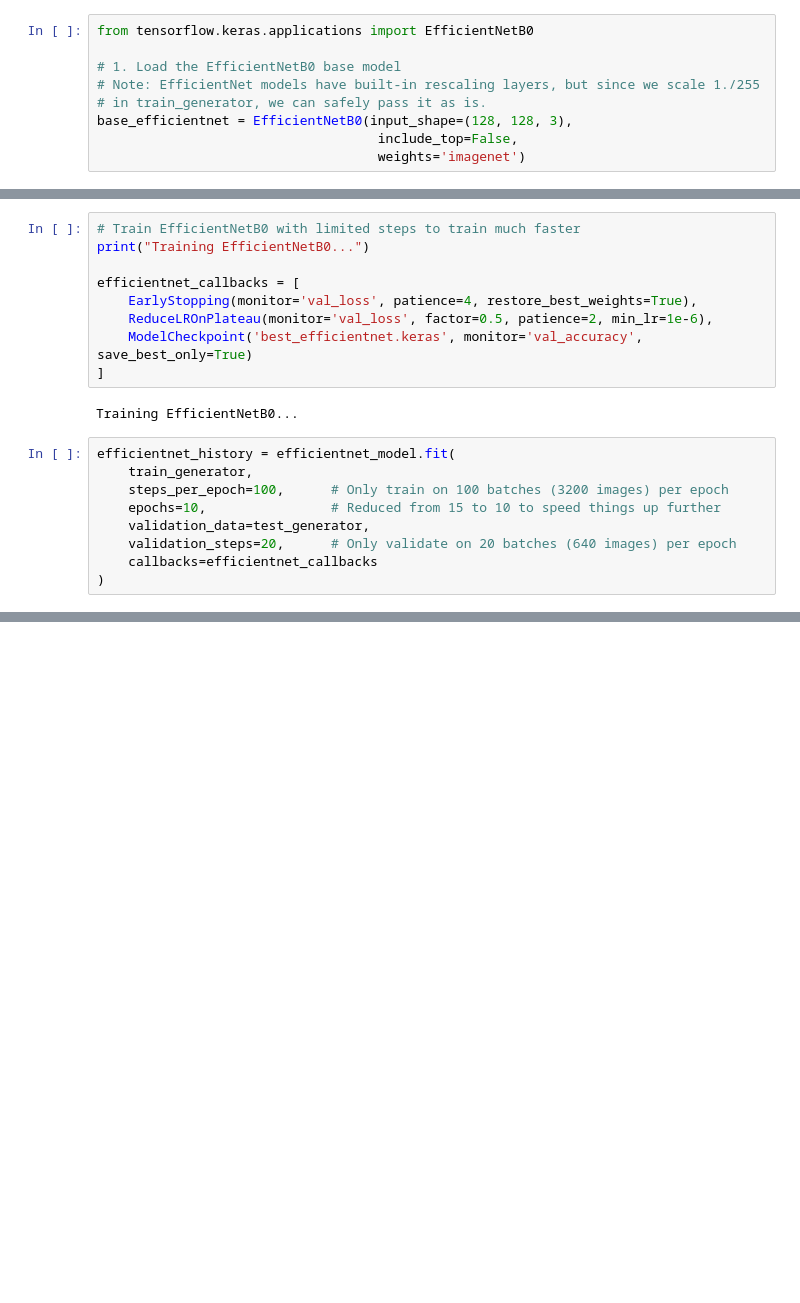
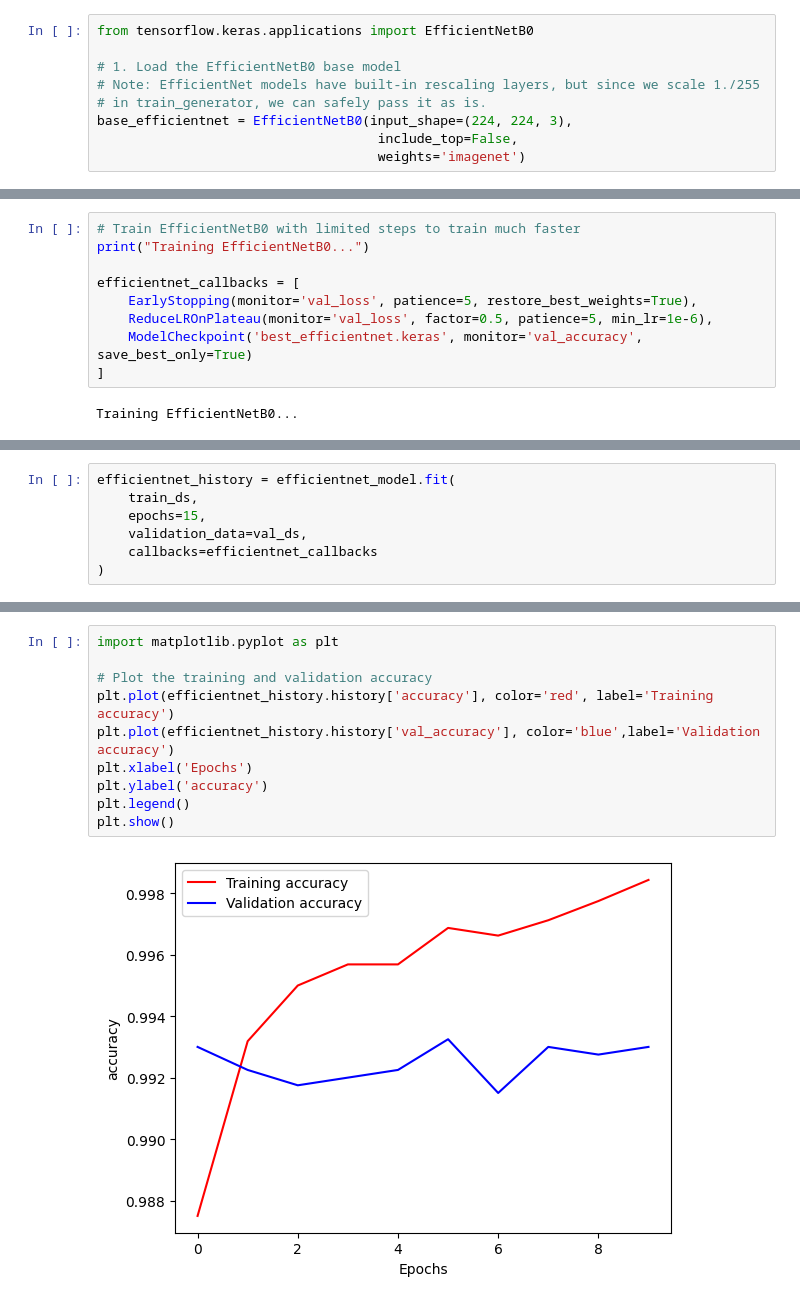
Before and after one commit to taruntomar21/Cat_Dog_Classifier_using_EfficientNetB0, a Jupyter notebook: Cat_Dog_Image_Classification_Project.ipynb, the cells around one changed output, grey strips where cells are left out. Cells and saved outputs as stored; diff of their text form; blank space fills up the shorter version.

```diff
--- a/Cat_Dog_Image_Classification_Project.ipynb
+++ b/Cat_Dog_Image_Classification_Project.ipynb
@@ -266,6 +376,6 @@ from tensorflow.keras.applications import EfficientNetB0
 # 1. Load the EfficientNetB0 base model
 # Note: EfficientNet models have built-in rescaling layers, but since we scale 1./255
 # in train_generator, we can safely pass it as is.
-base_efficientnet = EfficientNetB0(input_shape=(128, 128, 3),
+base_efficientnet = EfficientNetB0(input_shape=(224, 224, 3),
                                     include_top=False,
                                     weights='imagenet')
@@ -315,18 +422,9 @@ Model: "sequential_1"
 print("Training EfficientNetB0...")
 
 efficientnet_callbacks = [
-    EarlyStopping(monitor='val_loss', patience=4, restore_best_weights=True),
-    ReduceLROnPlateau(monitor='val_loss', factor=0.5, patience=2, min_lr=1e-6),
+    EarlyStopping(monitor='val_loss', patience=5, restore_best_weights=True),
+    ReduceLROnPlateau(monitor='val_loss', factor=0.5, patience=5, min_lr=1e-6),
     ModelCheckpoint('best_efficientnet.keras', monitor='val_accuracy', save_best_only=True)
 ]
 # %% [output]
 Training EfficientNetB0...
-# %%
-efficientnet_history = efficientnet_model.fit(
-    train_generator,
-    steps_per_epoch=100,      # Only train on 100 batches (3200 images) per epoch
-    epochs=10,                # Reduced from 15 to 10 to speed things up further
-    validation_data=test_generator,
-    validation_steps=20,      # Only validate on 20 batches (640 images) per epoch
-    callbacks=efficientnet_callbacks
-)
@@ -423,0 +431,7 @@ Pre-trained EfficientNetB0 Accuracy on your test set: 90.78%
+# %%
+efficientnet_history = efficientnet_model.fit(
+    train_ds,
+    epochs=15,
+    validation_data=val_ds,
+    callbacks=efficientnet_callbacks
+)
@@ -423,0 +476,12 @@ Pre-trained EfficientNetB0 Accuracy on your test set: 90.78%
+# %%
+import matplotlib.pyplot as plt
+
+# Plot the training and validation accuracy
+plt.plot(efficientnet_history.history['accuracy'], color='red', label='Training accuracy')
+plt.plot(efficientnet_history.history['val_accuracy'], color='blue',label='Validation accuracy')
+plt.xlabel('Epochs')
+plt.ylabel('accuracy')
+plt.legend()
+plt.show()
+# %% [output]
+[figure, added]
```
Also changed, not shown: parts of 51 cells of this notebook, 1 other file.
